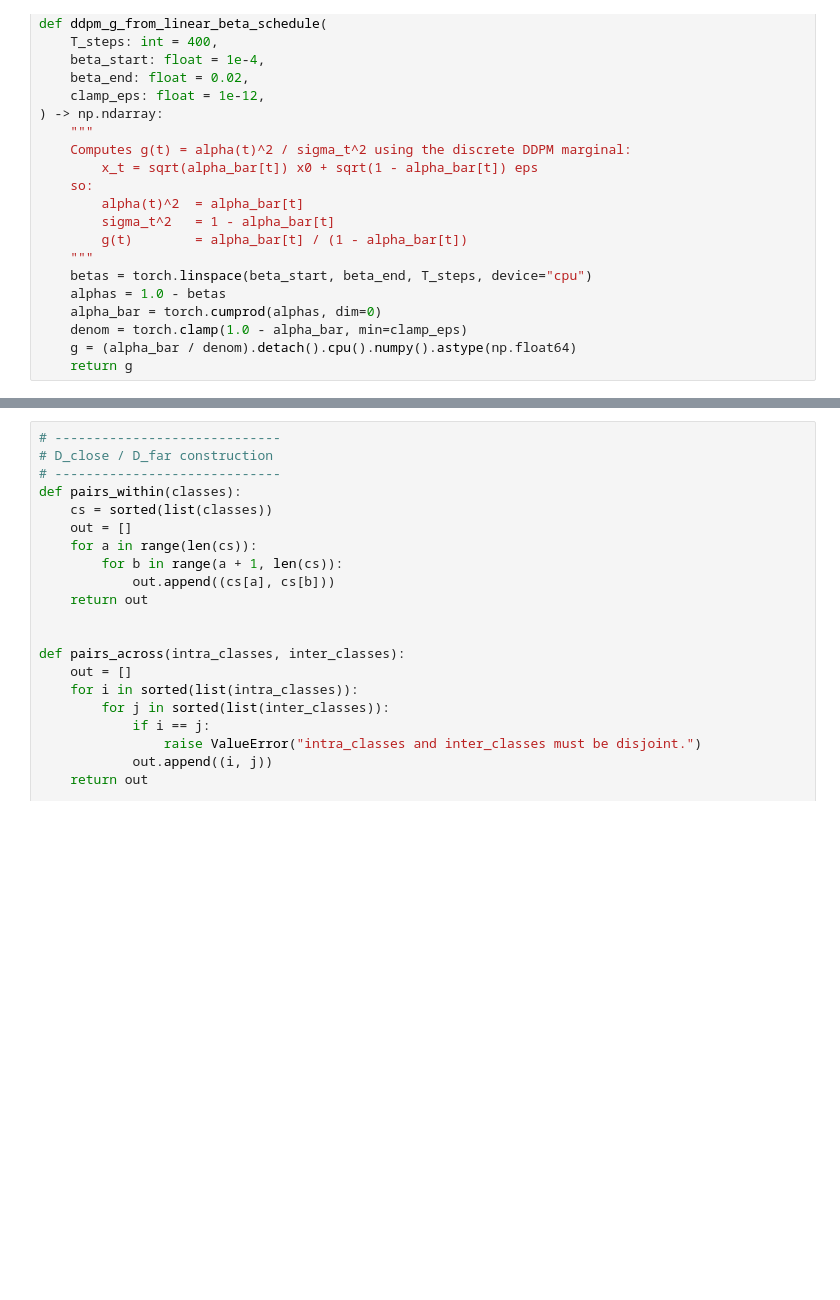
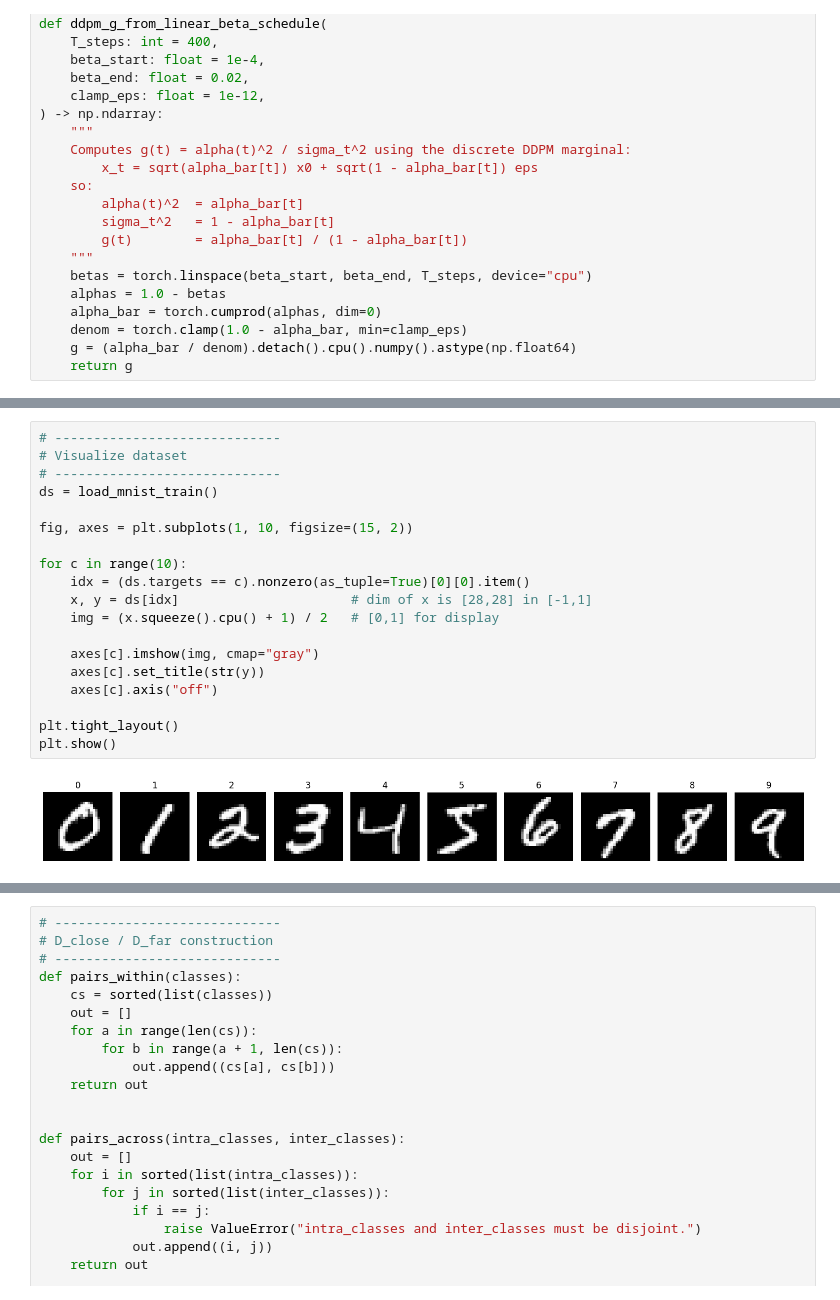
Before and after one commit to peter-w-hoffman/mapped_diffusion, a Jupyter notebook: M_solver.ipynb, the cells around one changed output, grey strips where cells are left out. Saved outputs shown, nothing was run; the diff lists cells and outputs as text; blank space fills up the shorter version.

```diff
--- a/M_solver.ipynb
+++ b/M_solver.ipynb
@@ -119,0 +142,21 @@ def get_class_means(
+# %%
+# -----------------------------
+# Visualize dataset
+# -----------------------------
+ds = load_mnist_train()
+
+fig, axes = plt.subplots(1, 10, figsize=(15, 2))
+
+for c in range(10):
+    idx = (ds.targets == c).nonzero(as_tuple=True)[0][0].item()
+    x, y = ds[idx]                      # dim of x is [28,28] in [-1,1]
+    img = (x.squeeze().cpu() + 1) / 2   # [0,1] for display
+
+    axes[c].imshow(img, cmap="gray")
+    axes[c].set_title(str(y))
+    axes[c].axis("off")
+
+plt.tight_layout()
+plt.show()
+# %% [output]
+[figure, added]
```
Also changed, not shown: parts of 20 cells of this notebook, 4 other files.
